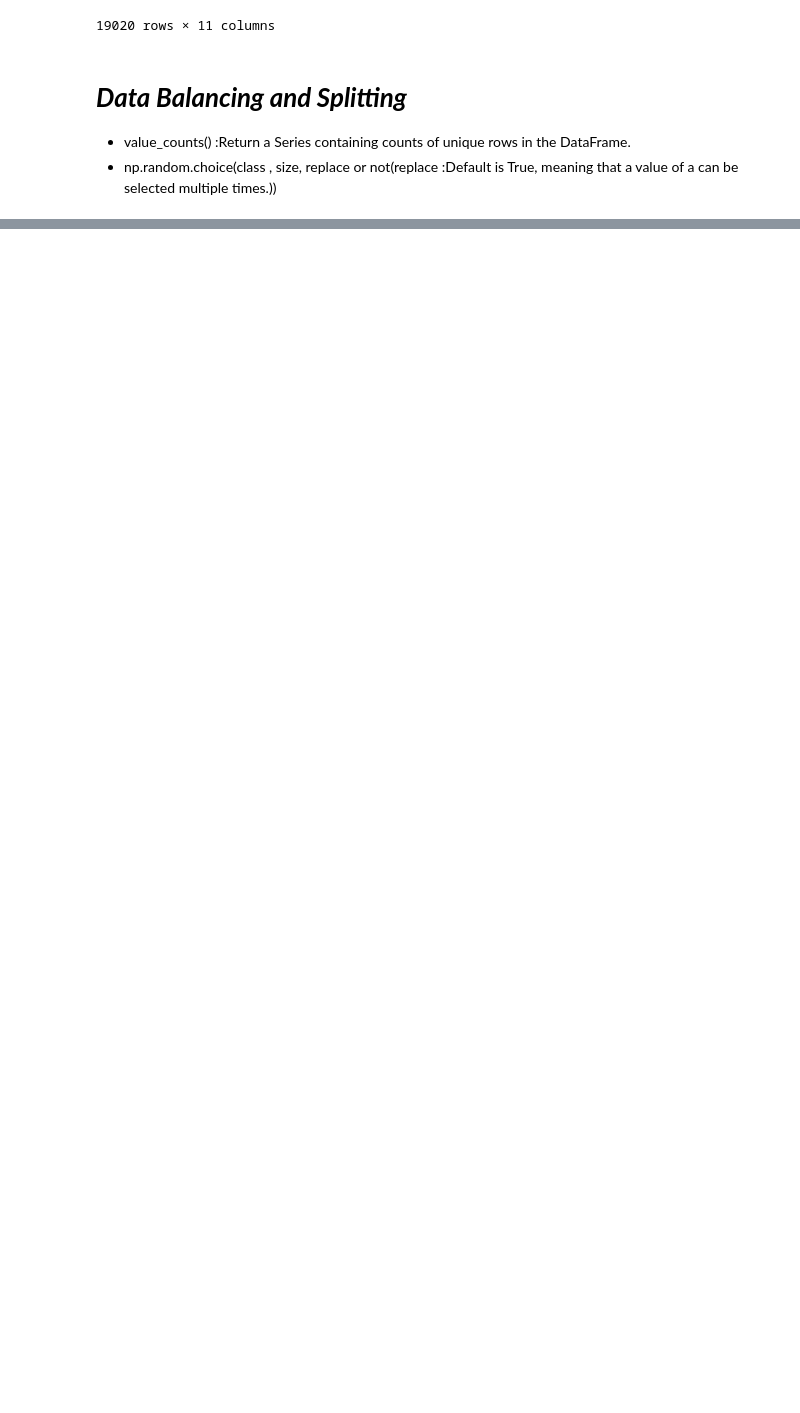
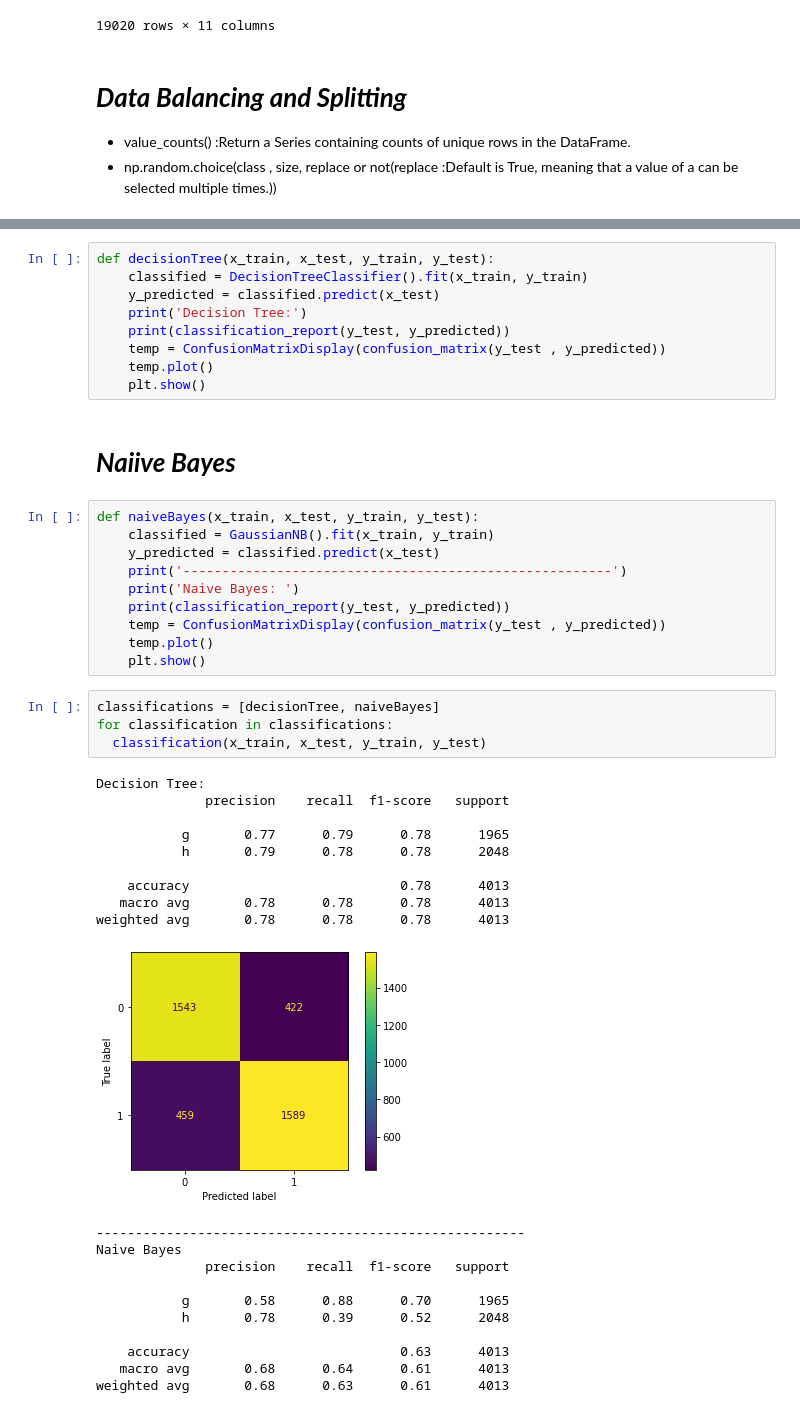
Before and after one commit to mariamabouelella/Data-Classification, a Jupyter notebook: DataClassification.ipynb, the cells around one changed output, grey strips where cells are left out. Saved outputs shown, nothing was run; the diff lists cells and outputs as text; blank space fills up the shorter version.

```diff
--- a/DataClassification.ipynb
+++ b/DataClassification.ipynb
@@ -92,0 +99,46 @@ Name: Class, dtype: int64
+# %%
+def decisionTree(x_train, x_test, y_train, y_test):
+    classified = DecisionTreeClassifier().fit(x_train, y_train)
+    y_predicted = classified.predict(x_test)
+    print('Decision Tree:')
+    print(classification_report(y_test, y_predicted))
+    temp = ConfusionMatrixDisplay(confusion_matrix(y_test , y_predicted))
+    temp.plot()
+    plt.show()
+# %% [markdown]
+# ***Naiive Bayes***
+# %%
+def naiveBayes(x_train, x_test, y_train, y_test):
+    classified = GaussianNB().fit(x_train, y_train)
+    y_predicted = classified.predict(x_test)
+    print('-------------------------------------------------------')
+    print('Naive Bayes: ')
+    print(classification_report(y_test, y_predicted))
+    temp = ConfusionMatrixDisplay(confusion_matrix(y_test , y_predicted))
+    temp.plot()
+    plt.show()
+# %%
+classifications = [decisionTree, naiveBayes]
+for classification in classifications:
+  classification(x_train, x_test, y_train, y_test)
+# %% [output]
+Decision Tree:
+              precision    recall  f1-score   support
+
+           g       0.77      0.79      0.78      1965
+           h       0.79      0.78      0.78      2048
+
+    accuracy                           0.78      4013
+   macro avg       0.78      0.78      0.78      4013
+weighted avg       0.78      0.78      0.78      4013
+[figure, added]
+-------------------------------------------------------
+Naive Bayes
+              precision    recall  f1-score   support
+
+           g       0.58      0.88      0.70      1965
+           h       0.78      0.39      0.52      2048
+
+    accuracy                           0.63      4013
+   macro avg       0.68      0.64      0.61      4013
+weighted avg       0.68      0.63      0.61      4013
```
Also changed, not shown: parts of 4 cells of this notebook.
